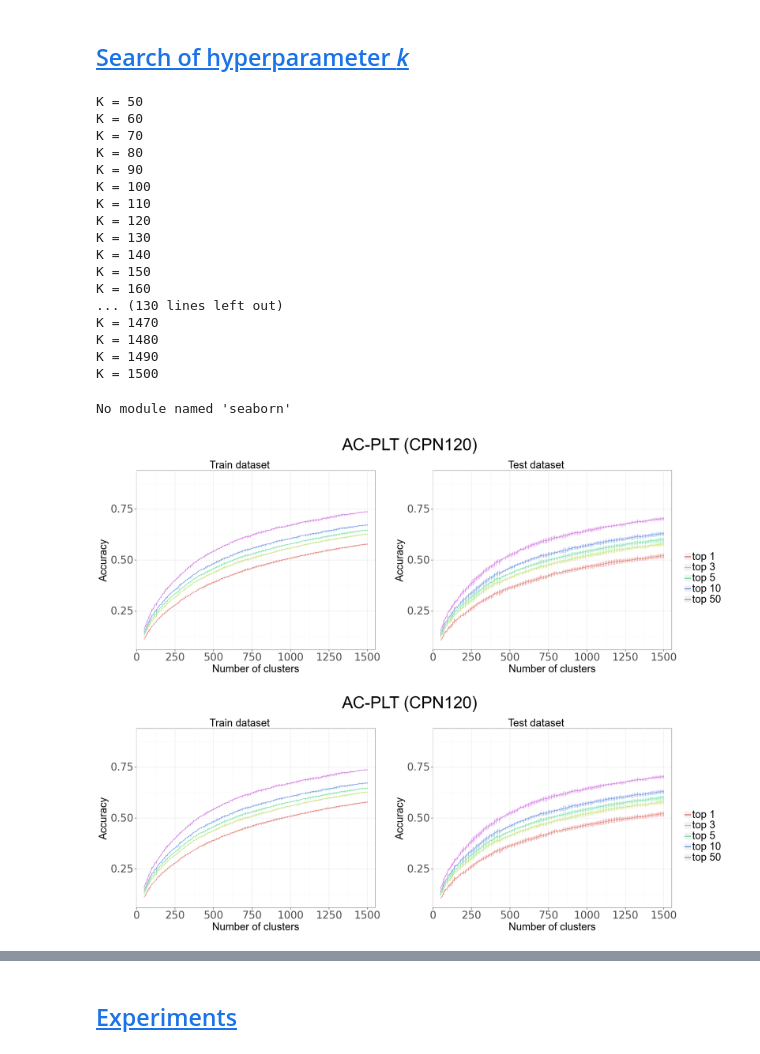
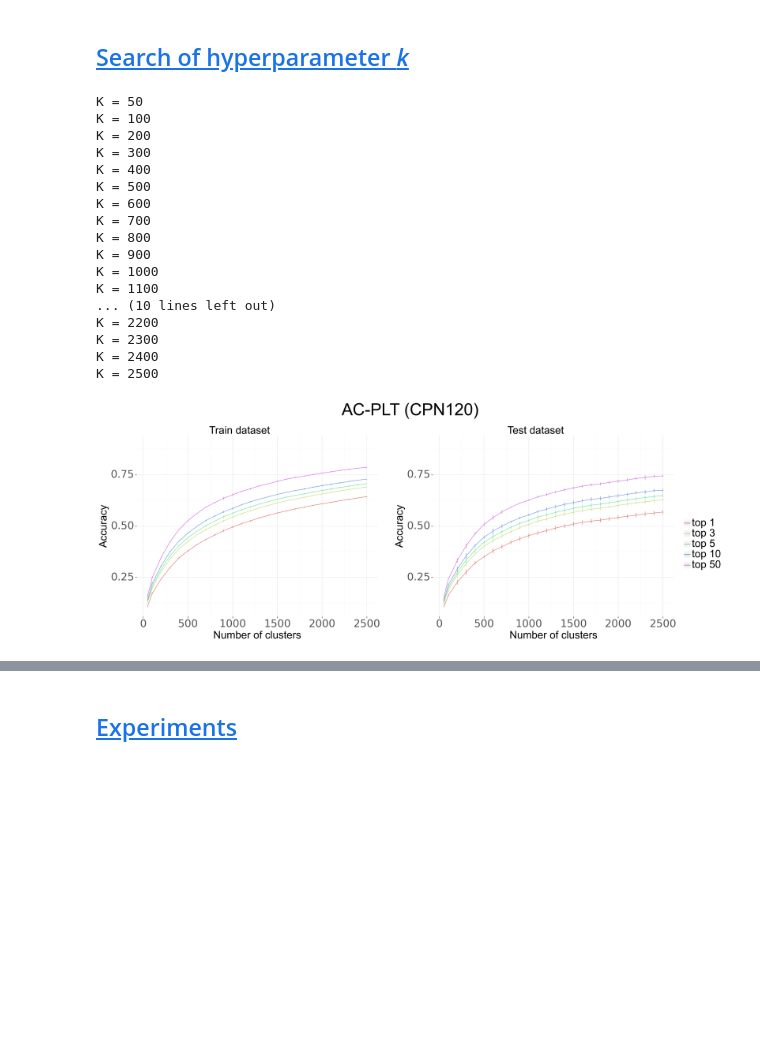
Before and after one commit to DJRamosA/AC-PLT, a Jupyter notebook: src/Replication.ipynb, the cells around one changed output, grey strips where cells are left out. Drawn from its saved outputs; the diff is of its cells as text; code cells hidden in the pictures; blank space fills up the shorter version.

```diff
--- a/src/Replication.ipynb
+++ b/src/Replication.ipynb
@@ -330,12 +337,5 @@ class AC_PLT:
 # %%
 from sklearn.model_selection import KFold
-rango = range(50,1500+1,10)
-
-tops=[0,2,4,9,49] # The value of the top-p to assess their accurracy
-
-k_acc_top_train = np.zeros((len(rango), 10)) # The top-p accurracy of the train dataset
-k_acc_top_test = np.zeros((len(rango), 10)) # The top-p accurracy of the test dataset
-k_sse = np.zeros((len(rango), 2)) # the inertia of the clusters formed
 
 j = 0
 for k in rango:
@@ -378,22 +378,22 @@ for k in rango:
     print("K =", k)
 # %% [output]
 K = 50
-K = 60
-K = 70
-K = 80
-K = 90
 K = 100
-K = 110
-K = 120
-K = 130
-K = 140
-K = 150
-K = 160
-... (130 lines left out)
-K = 1470
-K = 1480
-K = 1490
-K = 1500
+K = 200
+K = 300
+K = 400
+K = 500
+K = 600
+K = 700
+K = 800
+K = 900
+K = 1000
+K = 1100
+... (10 lines left out)
+K = 2200
+K = 2300
+K = 2400
+K = 2500
 # %%
 # Saving the results of the hyperparameter k search
 np.savetxt("k_acc_top_test.csv",k_acc_top_test,delimiter=',')
@@ -407,7 +409,8 @@ from numpy import size
 from plotnine import *
 import patchworklib as pw
 
-rango = range(50,1500+1,10)
+rango = [50]+list(range(100,2500+1,100))
+
 
 # Plot of the accuracy for each k value in the test dataset
 p1 = (
@@ -435,38 +438,35 @@ p1 = (
 # Plot of the accuracy for each k value in the train dataset
 p2 = (
     ggplot()+
     aes(x=rango, color='')+
     geom_line(aes(y=k_acc_top_train[:,0], color="'top 1'"))+
     geom_errorbar(aes(ymin = k_acc_top_train[:,0]-k_acc_top_train[:,1], ymax = k_acc_top_train[:,0]+k_acc_top_train[:,1], color="'top 1'"))+
     geom_line(aes(y=k_acc_top_train[:,2], color="'top 3'"))+
     geom_errorbar(aes(ymin = k_acc_top_train[:,2]-k_acc_top_train[:,3], ymax = k_acc_top_train[:,2]+k_acc_top_train[:,3], color="'top 3'"))+
     geom_line(aes(y=k_acc_top_train[:,4], color="'top 5'"))+
     geom_errorbar(aes(ymin = k_acc_top_train[:,4]-k_acc_top_train[:,5], ymax = k_acc_top_train[:,4]+k_acc_top_train[:,5], color="'top 5'"))+
     geom_line(aes(y=k_acc_top_train[:,6], color="'top 10'"))+
     geom_errorbar(aes(ymin = k_acc_top_train[:,6]-k_acc_top_train[:,7], ymax = k_acc_top_train[:,6]+k_acc_top_train[:,7], color="'top 10'"))+
     geom_line(aes(y=k_acc_top_train[:,8], color="'top 50'"))+
     geom_errorbar(aes(ymin = k_acc_top_train[:,8]-k_acc_top_train[:,9], ymax = k_acc_top_train[:,8]+k_acc_top_train[:,9], color="'top 50'"))+
     xlab("Number of clusters")+
     ylab("Accuracy")+
     ggtitle("Train dataset")+
     theme_bw()+
     theme(legend_position = "none", text=element_text(size=25))+
-    scale_y_continuous(limits = (0.1, 0.9))+
-    scale_x_continuous(limits=(0, 1550), breaks=range(0, 1501, 250), expand=(0,1))
+    scale_y_continuous(limits = (0.1, 0.9))
 )
 
 
 p1 = pw.load_ggplot(p1, figsize=(8,6))
 p2 = pw.load_ggplot(p2, figsize=(8,6))
 
 # Plot of the accuracy for each k value in the train and test dataset
 p12 = (p2|p1)
 p12.set_text(text="AC-PLT (CPN120)",x=0.42,y=1.1, size=40)
 p12.savefig("/your-route/your-file.png")
 # %% [output]
-No module named 'seaborn'
-[figure, old version]
+[figure, new version]
-[figure, removed]
 # %%
 from numpy import size
 from plotnine import *
```
Also changed, not shown: parts of 11 cells of this notebook, 1 other file.
